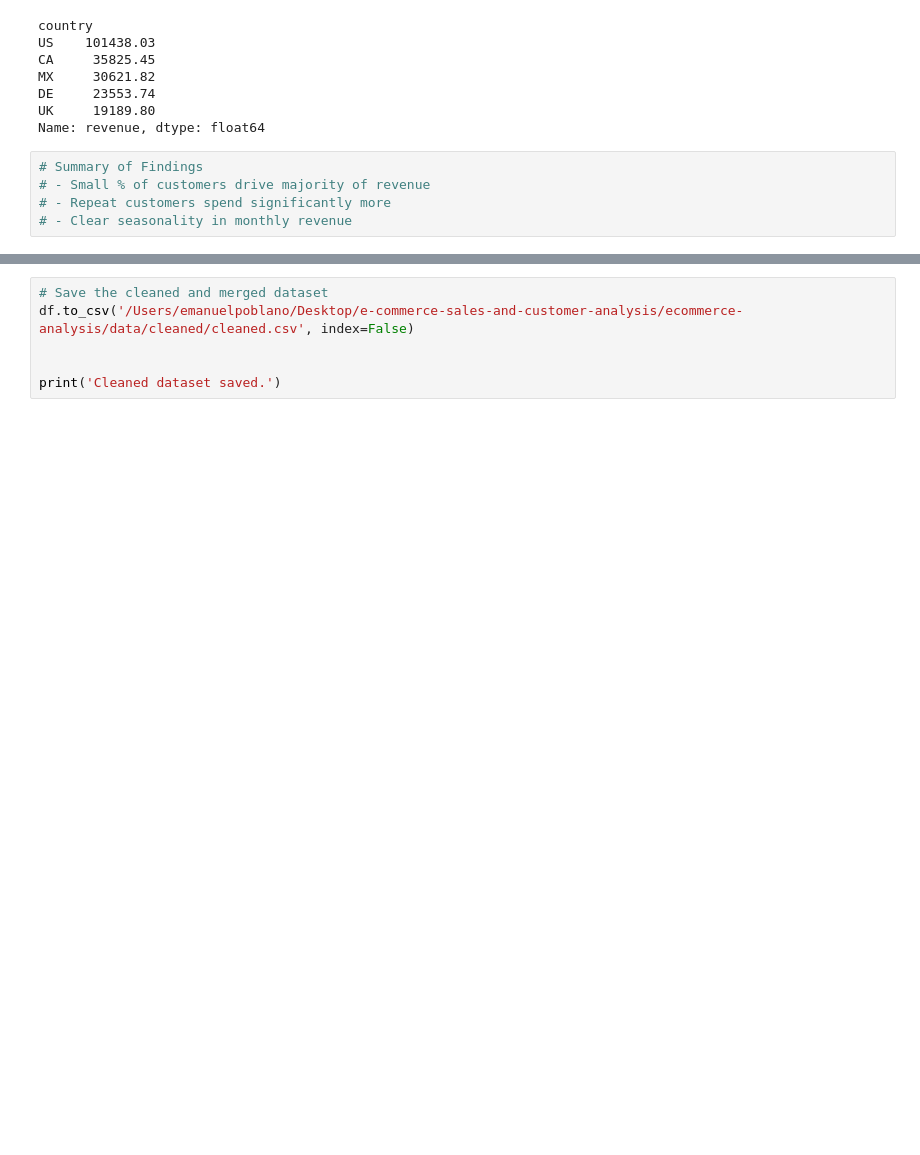
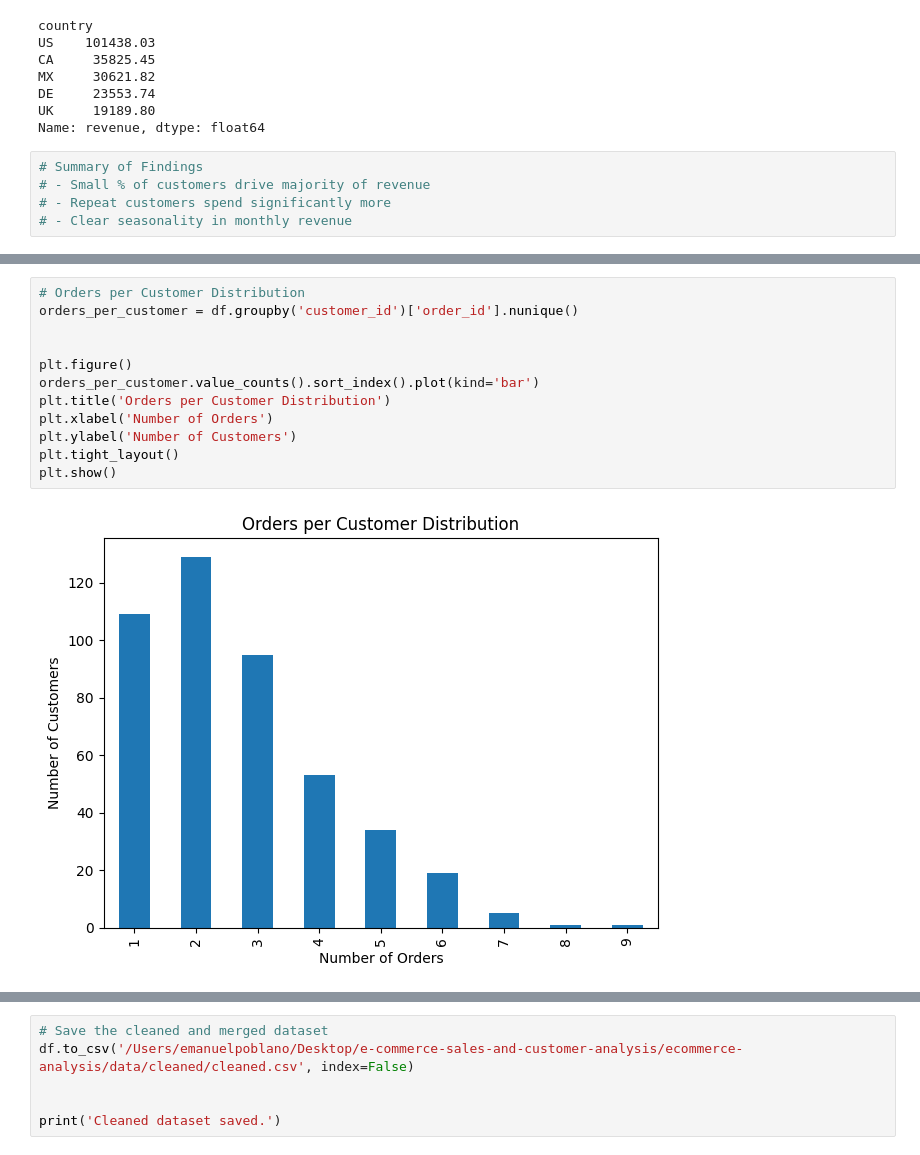
Before and after one commit to emanuel-poblano/e-commerce-sales-and-customer-analysis, a Jupyter notebook: ecommerce-analysis/notebooks/ecommerce_analysis.ipynb, the cells around one changed output, grey strips where cells are left out. Cells and saved outputs as stored; diff of their text form; blank space fills up the shorter version.

```diff
--- a/ecommerce-analysis/notebooks/ecommerce_analysis.ipynb
+++ b/ecommerce-analysis/notebooks/ecommerce_analysis.ipynb
@@ -247,0 +272,14 @@ Name: revenue, dtype: float64
+# %%
+# Orders per Customer Distribution
+orders_per_customer = df.groupby('customer_id')['order_id'].nunique()
+
+
+plt.figure()
+orders_per_customer.value_counts().sort_index().plot(kind='bar')
+plt.title('Orders per Customer Distribution')
+plt.xlabel('Number of Orders')
+plt.ylabel('Number of Customers')
+plt.tight_layout()
+plt.show()
+# %% [output]
+[figure, added]
```
Also changed, not shown: parts of 4 cells of this notebook, 1 other file.
